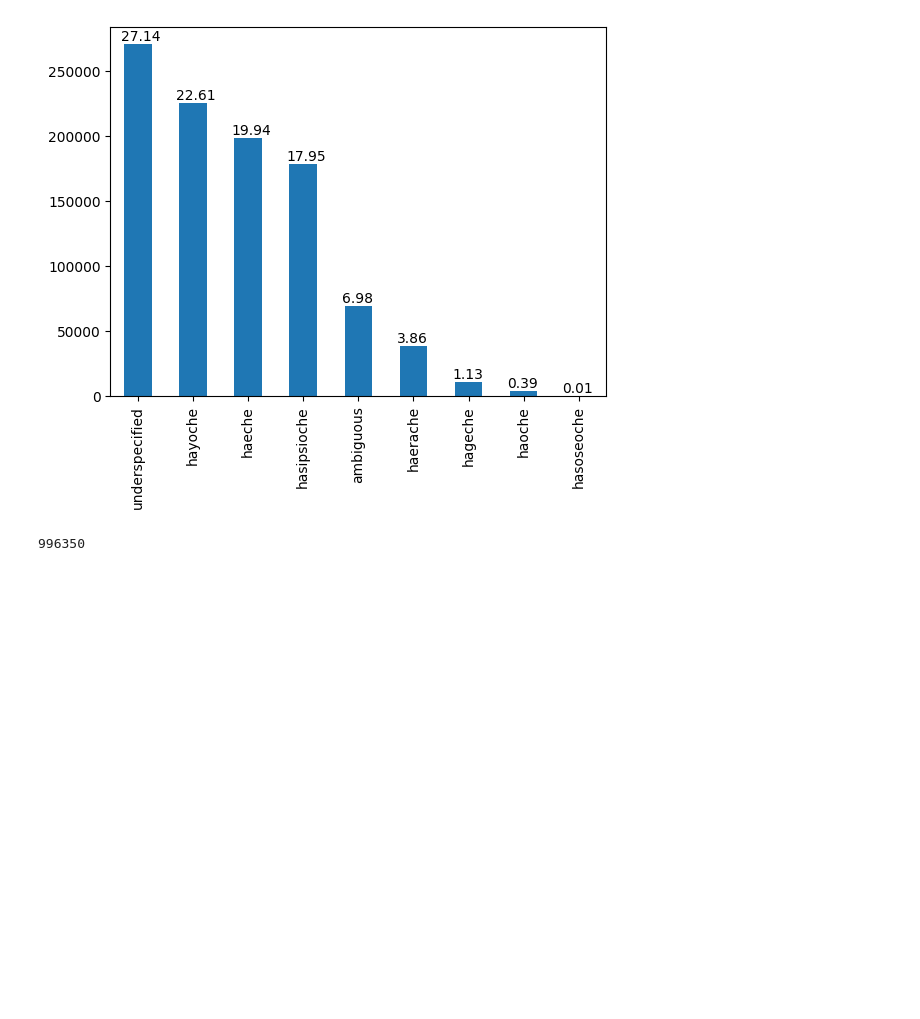
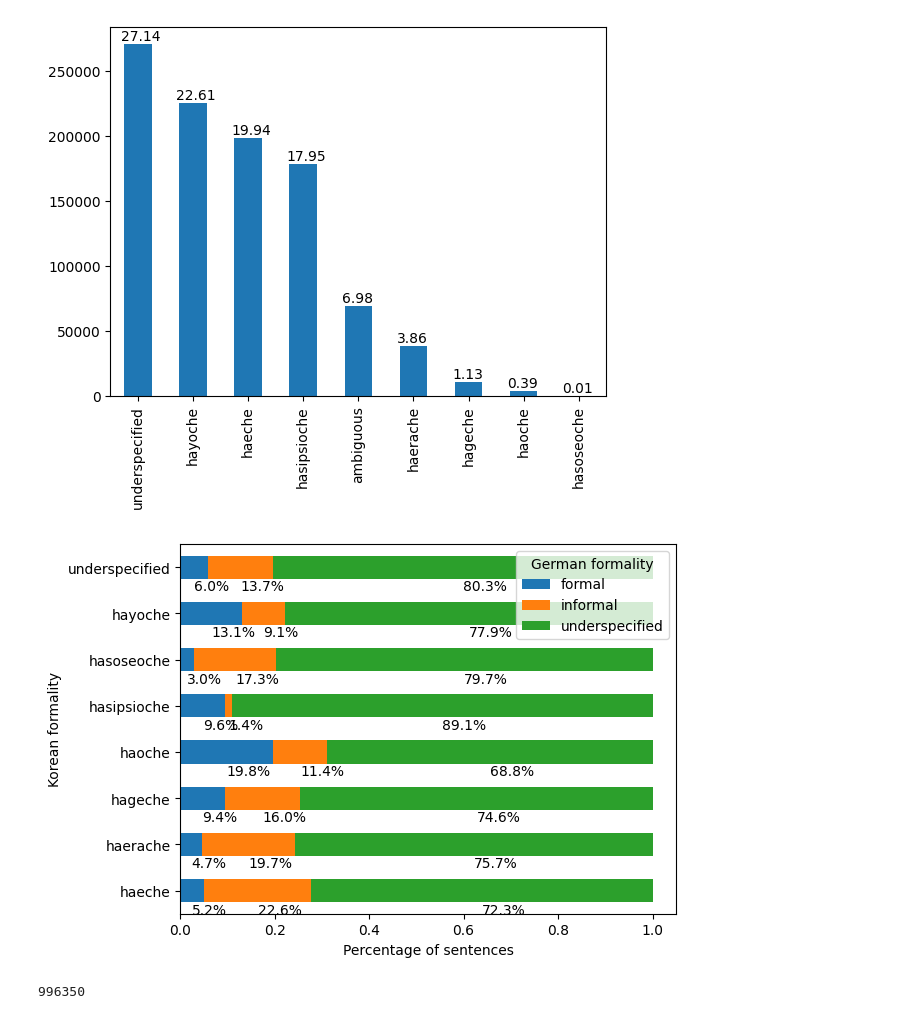
Before and after one commit to lsickert/rude-nmt, a Jupyter notebook: tatoeba.ipynb, the cells around one changed output. Saved outputs shown, nothing was run; the diff lists cells and outputs as text; code cells hidden in the pictures; blank space fills up the shorter version.

```diff
--- a/tatoeba.ipynb
+++ b/tatoeba.ipynb
@@ -91,6 +93,10 @@ dtypes: object(13)
 memory usage: 98.8+ MB
 # %%
 dat["de_formality"] = dat["de_formality"].astype('category')
+dat["ko_formality"] = dat["ko_formality"].astype('category')
+# %%
+dat = dat[dat["de_formality"]!="ambiguous"]
+dat = dat[dat["ko_formality"]!="ambiguous"]
 # %%
 rows = len(dat.index)
 ax = dat["de_formality"].value_counts().plot(kind="bar")
@@ -113,6 +119,20 @@ fig = ax.get_figure()
 fig.savefig("korean.png", bbox_inches="tight")
 # %% [output]
 [figure]
+# %%
+cross_form_ko = pd.crosstab(dat["ko_formality"], dat["de_formality"], normalize="index")
+# %%
+cross_form_ko.plot(kind="barh", stacked=True)
+plt.xlabel("Percentage of sentences")
+plt.ylabel("Korean formality")
+plt.legend(title="German formality")
+
+for n, x in enumerate([*cross_form_ko.index.values]):
+    for (proportion, y_loc) in zip(cross_form_ko.loc[x], cross_form_ko.loc[x].cumsum()):
+        plt.text(x=(y_loc - proportion) + (proportion/2),y=n - 0.5, s=f'{np.round(proportion*100, 1)}%')
+plt.savefig("form_distr.png", bbox_inches="tight")
+# %% [output]
+[figure, added]
 # %%
 pd.set_option('display.max_rows', 500)
 # %%
```
Also changed, not shown: parts of 1 cell of this notebook, 2 other files.
